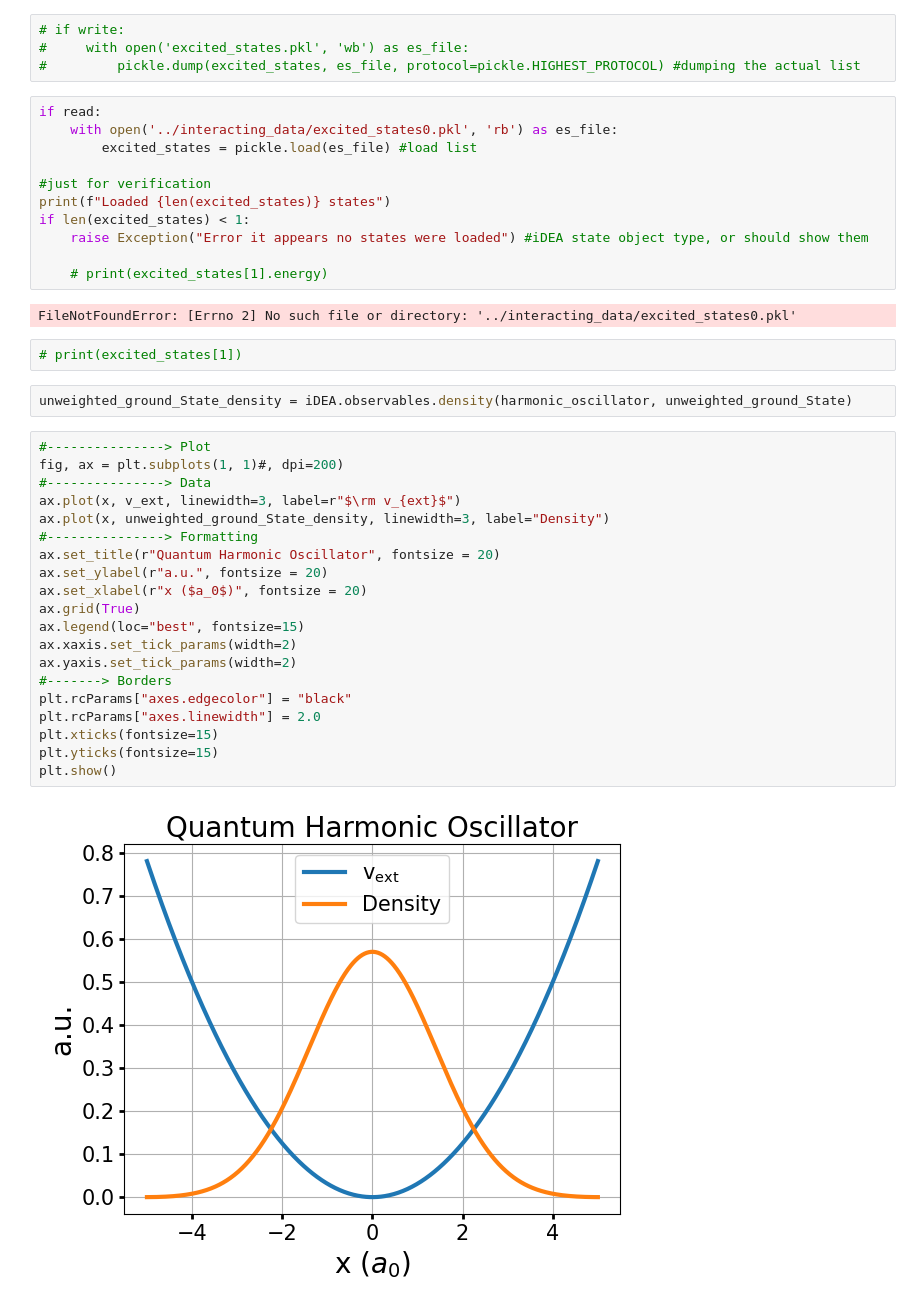
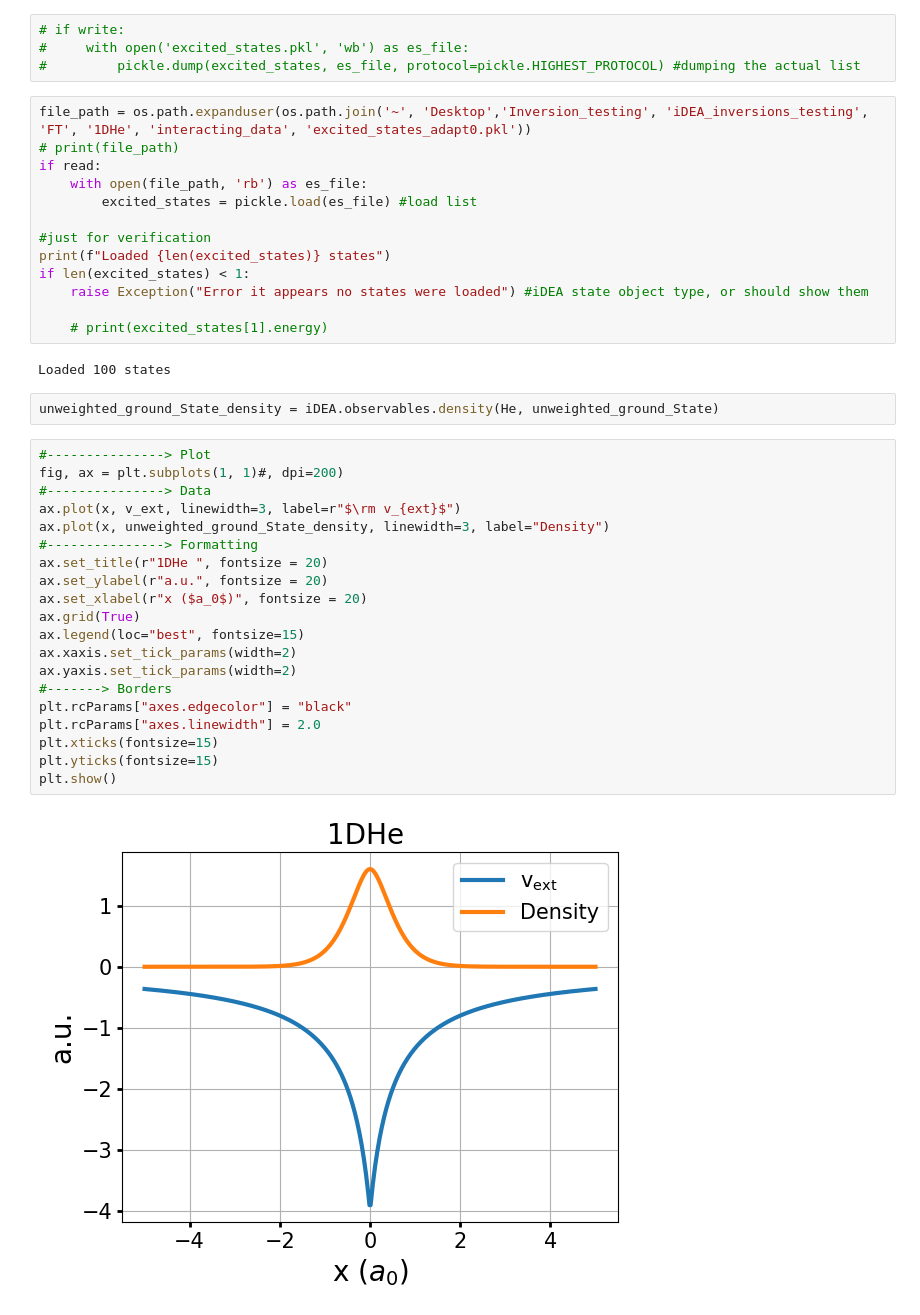
Before and after one commit to Anthony904175/Inversion_testing, a Jupyter notebook: iDEA_inversions_testing/FT/1DHe/1DHe_iDEA_thermal.ipynb, the cells around one changed output. Saved outputs shown, nothing was run; the diff lists cells and outputs as text.

```diff
--- a/iDEA_inversions_testing/FT/1DHe/1DHe_iDEA_thermal.ipynb
+++ b/iDEA_inversions_testing/FT/1DHe/1DHe_iDEA_thermal.ipynb
@@ -29,8 +31,10 @@ iDEA.methods.non_interacting.solve: convergence = 1.0634e-11, tolerance = 1e-10
 #     with open('excited_states.pkl', 'wb') as es_file:
 #         pickle.dump(excited_states, es_file, protocol=pickle.HIGHEST_PROTOCOL) #dumping the actual list
 # %%
+file_path = os.path.expanduser(os.path.join('~', 'Desktop','Inversion_testing', 'iDEA_inversions_testing', 'FT', '1DHe', 'interacting_data', 'excited_states_adapt0.pkl'))
+# print(file_path)
 if read:
-    with open('../interacting_data/excited_states0.pkl', 'rb') as es_file:
+    with open(file_path, 'rb') as es_file:
         excited_states = pickle.load(es_file) #load list
 
 #just for verification
@@ -40,33 +44,31 @@ if len(excited_states) < 1:
 
     # print(excited_states[1].energy)
 # %% [output]
-FileNotFoundError: [Errno 2] No such file or directory: '../interacting_data/excited_states0.pkl'
+Loaded 100 states
-# %%
-# print(excited_states[1])
 # %%
-unweighted_ground_State_density = iDEA.observables.density(harmonic_oscillator, unweighted_ground_State)
+unweighted_ground_State_density = iDEA.observables.density(He, unweighted_ground_State)
 # %%
 #---------------> Plot
 fig, ax = plt.subplots(1, 1)#, dpi=200)
 #---------------> Data
 ax.plot(x, v_ext, linewidth=3, label=r"$\rm v_{ext}$")
 ax.plot(x, unweighted_ground_State_density, linewidth=3, label="Density")
 #---------------> Formatting
-ax.set_title(r"Quantum Harmonic Oscillator", fontsize = 20)
+ax.set_title(r"1DHe ", fontsize = 20)
 ax.set_ylabel(r"a.u.", fontsize = 20)
 ax.set_xlabel(r"x ($a_0$)", fontsize = 20)
 ax.grid(True)
 ax.legend(loc="best", fontsize=15)
 ax.xaxis.set_tick_params(width=2)
 ax.yaxis.set_tick_params(width=2)
 #-------> Borders
 plt.rcParams["axes.edgecolor"] = "black"
 plt.rcParams["axes.linewidth"] = 2.0
 plt.xticks(fontsize=15)
 plt.yticks(fontsize=15)
 plt.show()
 # %% [output]
-[figure, old version]
+[figure, new version]
 # %%
 # Nx = len(x)
 # nk = 500
```
Also changed, not shown: parts of 8 cells of this notebook, 1 other file.
